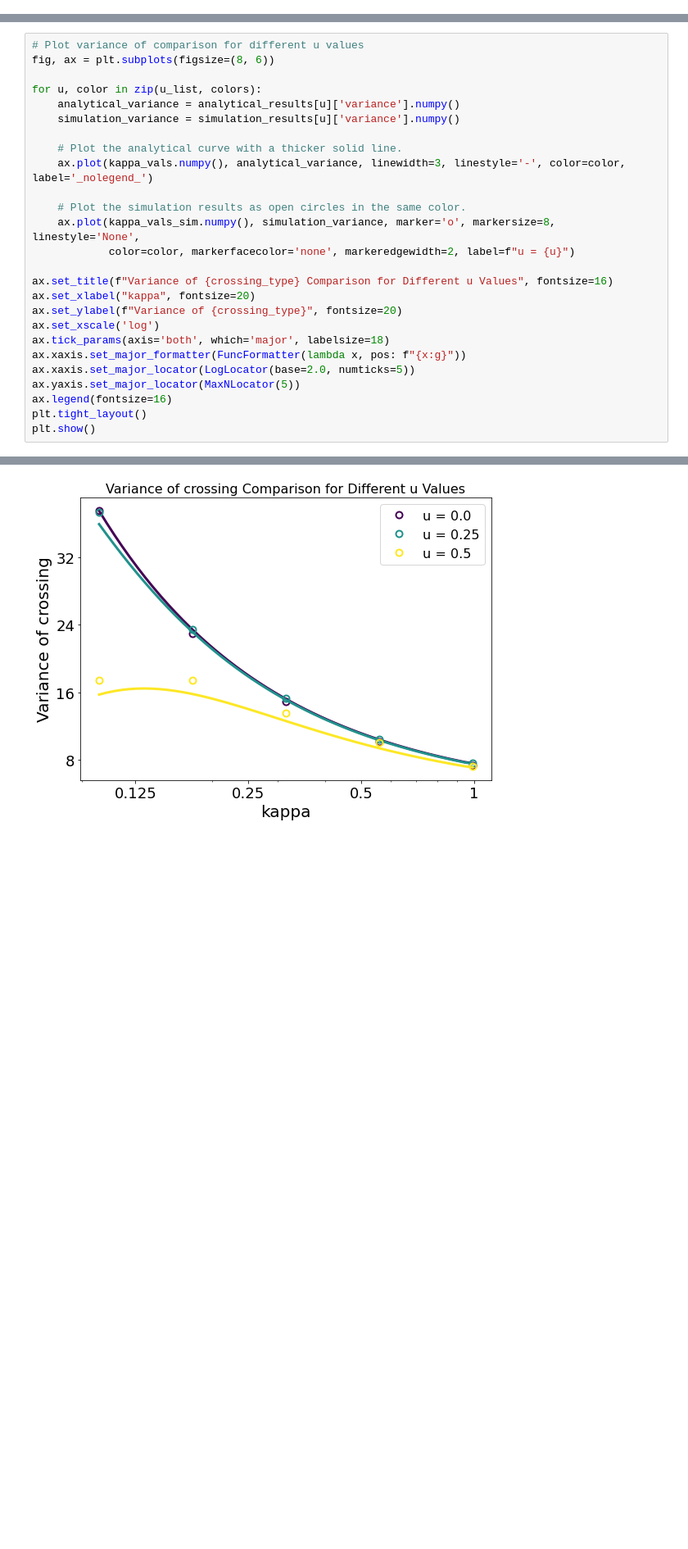
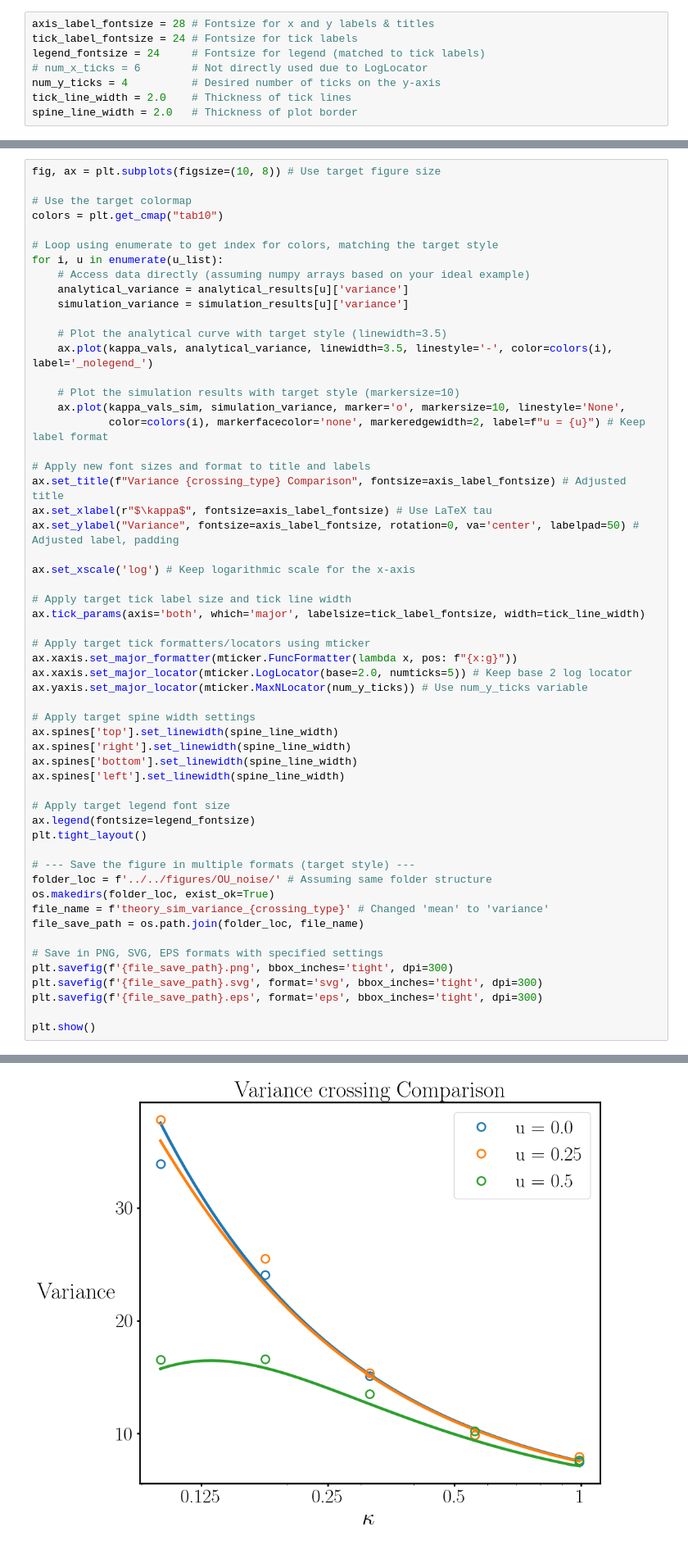
Before and after one commit to shivangrawat/gaussian-crossings, a Jupyter notebook: examples/OU_noise/theory_simulation_upcrossings.ipynb, the cells around one changed output, grey strips where cells are left out. Shown at 82% size. Drawn from its saved outputs; the diff is of its cells as text; blank space fills up the shorter version.

```diff
--- a/examples/OU_noise/theory_simulation_upcrossings.ipynb
+++ b/examples/OU_noise/theory_simulation_upcrossings.ipynb
@@ -246,4 +264,12 @@ for u in simulation_results:
     simulation_results[u]['mean'] = torch.tensor(simulation_results[u]['mean'])
     simulation_results[u]['variance'] = torch.tensor(simulation_results[u]['variance'])
     simulation_results[u]['fano_factor'] = torch.tensor(simulation_results[u]['fano_factor'])
+# %%
+axis_label_fontsize = 28 # Fontsize for x and y labels & titles
+tick_label_fontsize = 24 # Fontsize for tick labels
+legend_fontsize = 24     # Fontsize for legend (matched to tick labels)
+# num_x_ticks = 6        # Not directly used due to LogLocator
+num_y_ticks = 4          # Desired number of ticks on the y-axis
+tick_line_width = 2.0    # Thickness of tick lines
+spine_line_width = 2.0   # Thickness of plot border
 # %%
@@ -319,27 +389,57 @@ plt.show()
 # %%
-# Plot variance of comparison for different u values
-fig, ax = plt.subplots(figsize=(8, 6))
+fig, ax = plt.subplots(figsize=(10, 8)) # Use target figure size
 
-for u, color in zip(u_list, colors):
-    analytical_variance = analytical_results[u]['variance'].numpy()
-    simulation_variance = simulation_results[u]['variance'].numpy()
+# Use the target colormap
+colors = plt.get_cmap("tab10")
 
-    # Plot the analytical curve with a thicker solid line.
-    ax.plot(kappa_vals.numpy(), analytical_variance, linewidth=3, linestyle='-', color=color, label='_nolegend_')
+# Loop using enumerate to get index for colors, matching the target style
+for i, u in enumerate(u_list):
+    # Access data directly (assuming numpy arrays based on your ideal example)
+    analytical_variance = analytical_results[u]['variance']
+    simulation_variance = simulation_results[u]['variance']
 
-    # Plot the simulation results as open circles in the same color.
-    ax.plot(kappa_vals_sim.numpy(), simulation_variance, marker='o', markersize=8, linestyle='None',
-            color=color, markerfacecolor='none', markeredgewidth=2, label=f"u = {u}")
+    # Plot the analytical curve with target style (linewidth=3.5)
+    ax.plot(kappa_vals, analytical_variance, linewidth=3.5, linestyle='-', color=colors(i), label='_nolegend_')
 
-ax.set_title(f"Variance of {crossing_type} Comparison for Different u Values", fontsize=16)
-ax.set_xlabel("kappa", fontsize=20)
-ax.set_ylabel(f"Variance of {crossing_type}", fontsize=20)
-ax.set_xscale('log')
-ax.tick_params(axis='both', which='major', labelsize=18)
-ax.xaxis.set_major_formatter(FuncFormatter(lambda x, pos: f"{x:g}"))
-ax.xaxis.set_major_locator(LogLocator(base=2.0, numticks=5))
-ax.yaxis.set_major_locator(MaxNLocator(5))
-ax.legend(fontsize=16)
+    # Plot the simulation results with target style (markersize=10)
+    ax.plot(kappa_vals_sim, simulation_variance, marker='o', markersize=10, linestyle='None',
+            color=colors(i), markerfacecolor='none', markeredgewidth=2, label=f"u = {u}") # Keep label format
+
+# Apply new font sizes and format to title and labels
+ax.set_title(f"Variance {crossing_type} Comparison", fontsize=axis_label_fontsize) # Adjusted title
+ax.set_xlabel(r"$\kappa$", fontsize=axis_label_fontsize) # Use LaTeX tau
+ax.set_ylabel("Variance", fontsize=axis_label_fontsize, rotation=0, va='center', labelpad=50) # Adjusted label, padding
+
+ax.set_xscale('log') # Keep logarithmic scale for the x-axis
+
+# Apply target tick label size and tick line width
+ax.tick_params(axis='both', which='major', labelsize=tick_label_fontsize, width=tick_line_width)
+
+# Apply target tick formatters/locators using mticker
+ax.xaxis.set_major_formatter(mticker.FuncFormatter(lambda x, pos: f"{x:g}"))
+ax.xaxis.set_major_locator(mticker.LogLocator(base=2.0, numticks=5)) # Keep base 2 log locator
+ax.yaxis.set_major_locator(mticker.MaxNLocator(num_y_ticks)) # Use num_y_ticks variable
+
+# Apply target spine width settings
+ax.spines['top'].set_linewidth(spine_line_width)
+ax.spines['right'].set_linewidth(spine_line_width)
+ax.spines['bottom'].set_linewidth(spine_line_width)
+ax.spines['left'].set_linewidth(spine_line_width)
+
+# Apply target legend font size
+ax.legend(fontsize=legend_fontsize)
 plt.tight_layout()
+
+# --- Save the figure in multiple formats (target style) ---
+folder_loc = f'../../figures/OU_noise/' # Assuming same folder structure
+os.makedirs(folder_loc, exist_ok=True)
+file_name = f'theory_sim_variance_{crossing_type}' # Changed 'mean' to 'variance'
+file_save_path = os.path.join(folder_loc, file_name)
+
+# Save in PNG, SVG, EPS formats with specified settings
+plt.savefig(f'{file_save_path}.png', bbox_inches='tight', dpi=300)
+plt.savefig(f'{file_save_path}.svg', format='svg', bbox_inches='tight', dpi=300)
+plt.savefig(f'{file_save_path}.eps', format='eps', bbox_inches='tight', dpi=300)
+
 plt.show()
 # %% [output]
@@ -346,2 +447,2 @@ plt.show()
-[figure, old version]
+[figure, new version]
 # %%
```
Also changed, not shown: parts of 9 cells of this notebook, 4 other files.
